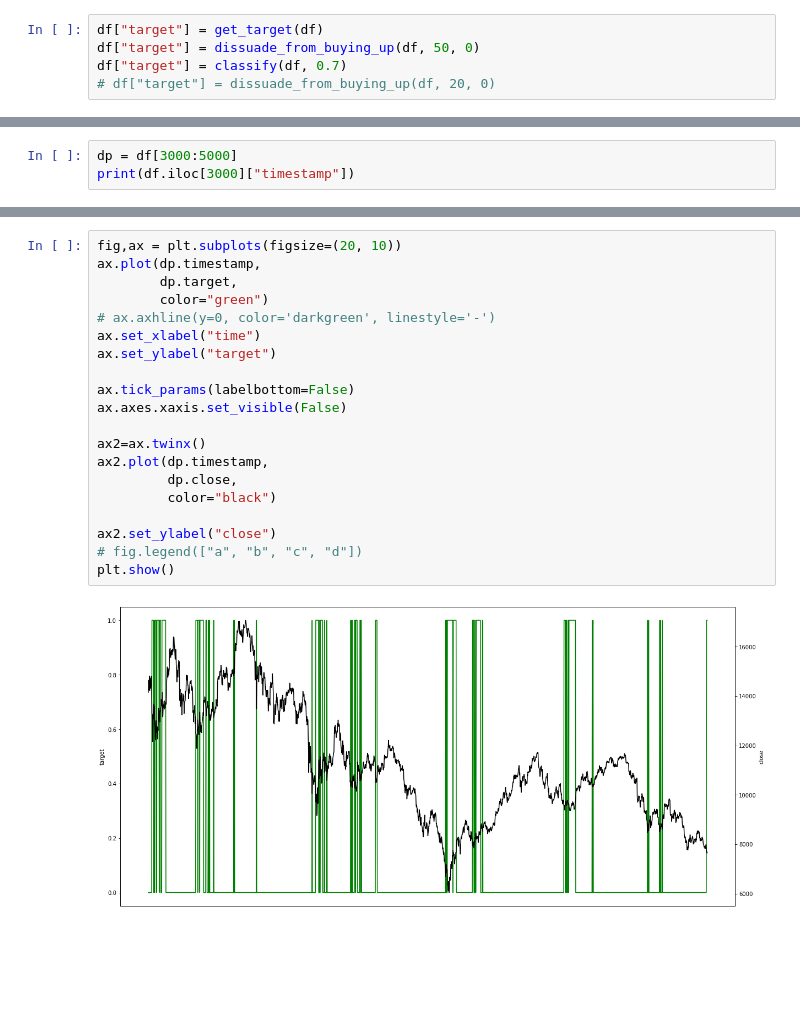
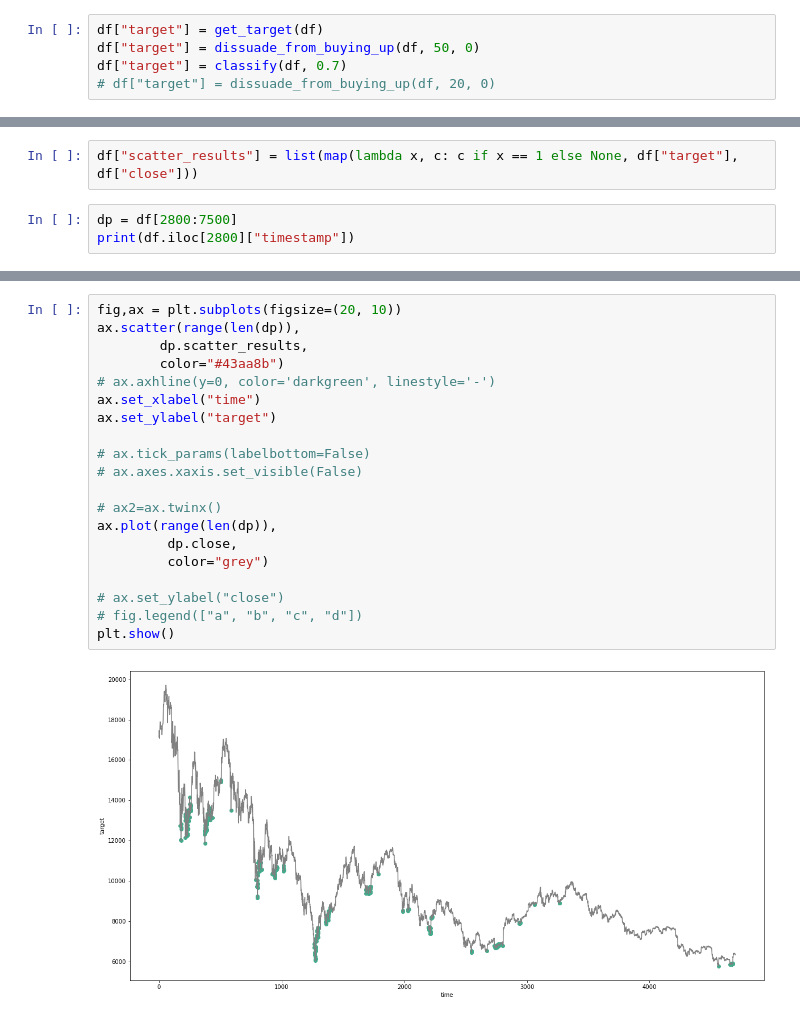
Before and after one commit to sunnymnie/bruh-moments, a Jupyter notebook: crypto/ml-analysis/data-analysis/ta-target-w-range.ipynb, the cells around one changed output, grey strips where cells are left out. Cells and saved outputs as stored; diff of their text form; blank space fills up the shorter version.

```diff
--- a/crypto/ml-analysis/data-analysis/ta-target-w-range.ipynb
+++ b/crypto/ml-analysis/data-analysis/ta-target-w-range.ipynb
@@ -70,4 +70,6 @@ df.to_csv("../data/BTCUSDT-hour-target-classification.csv", index=False)
+# %%
+df["scatter_results"] = list(map(lambda x, c: c if x == 1 else None, df["target"], df["close"]))
 # %%
-dp = df[3000:5000]
-print(df.iloc[3000]["timestamp"])
+dp = df[2800:7500]
+print(df.iloc[2800]["timestamp"])
 # %% [output]
@@ -75,22 +77,22 @@ print(df.iloc[3000]["timestamp"])
 # %%
 fig,ax = plt.subplots(figsize=(20, 10))
-ax.plot(dp.timestamp,
-        dp.target,
-        color="green")
+ax.scatter(range(len(dp)),
+        dp.scatter_results,
+        color="#43aa8b")
 # ax.axhline(y=0, color='darkgreen', linestyle='-')
 ax.set_xlabel("time")
 ax.set_ylabel("target")
 
-ax.tick_params(labelbottom=False)
-ax.axes.xaxis.set_visible(False)
+# ax.tick_params(labelbottom=False)
+# ax.axes.xaxis.set_visible(False)
 
-ax2=ax.twinx()
-ax2.plot(dp.timestamp,
+# ax2=ax.twinx()
+ax.plot(range(len(dp)),
          dp.close,
-         color="black")
+         color="grey")
 
-ax2.set_ylabel("close")
+# ax.set_ylabel("close")
 # fig.legend(["a", "b", "c", "d"])
 plt.show()
 # %% [output]
-[figure, old version]
+[figure, new version]
```
Also changed, not shown: parts of 2 cells of this notebook, 2 other files.
